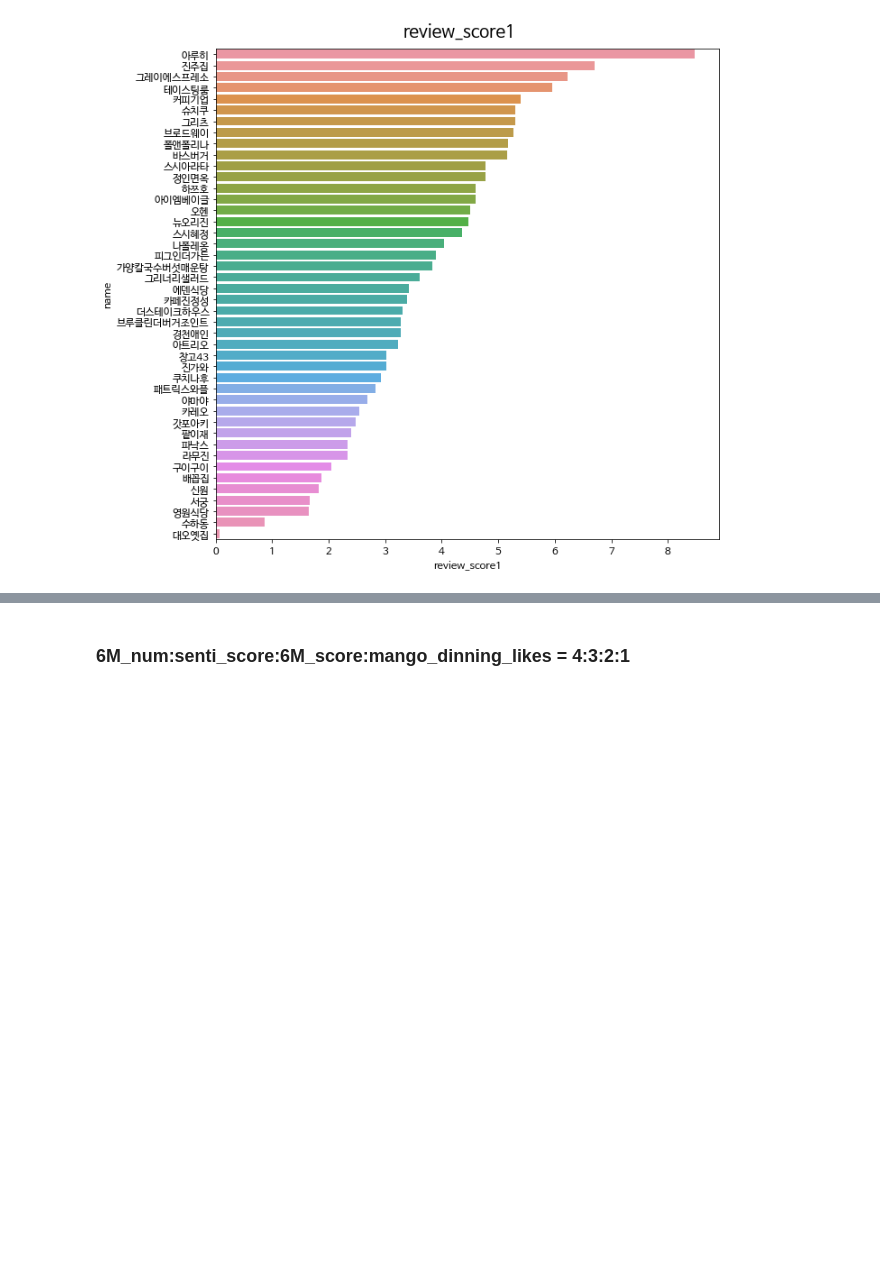
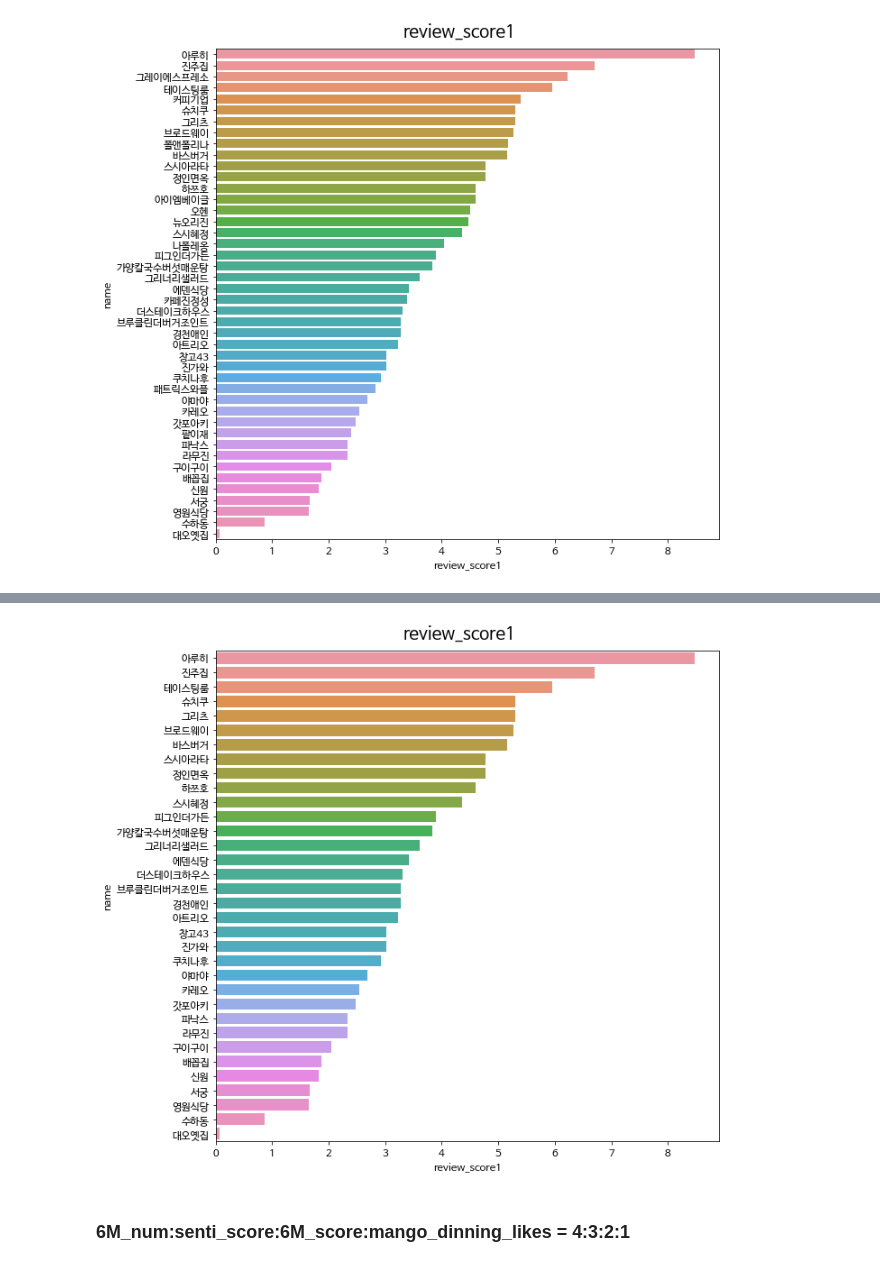
Before and after one commit to Edwardkim0/RealTastySpot, a Jupyter notebook: code/data_preprocessing.ipynb, the cells around one changed output, grey strips where cells are left out. Saved outputs shown, nothing was run; the diff lists cells and outputs as text; code cells hidden in the pictures; blank space fills up the shorter version.

```diff
--- a/code/data_preprocessing.ipynb
+++ b/code/data_preprocessing.ipynb
@@ -773,3 +800,7 @@ plot_sorted_bargraph(feature_data, 'review_score1')
+# %%
+plot_sorted_bargraph(non_cafe_data, 'review_score1')
+# %% [output]
+[figure, added]
 # %% [markdown]
 ### 6M_num:senti_score:6M_score:mango_dinning_likes = 4:3:2:1
 # %%
```
Also changed, not shown: parts of 34 cells of this notebook, 5 other files.
